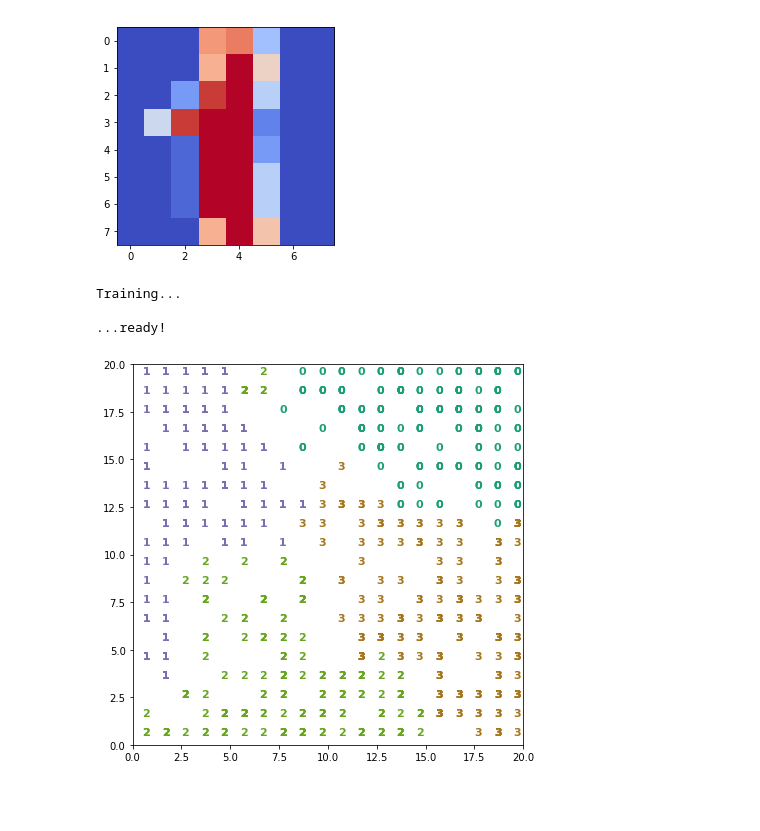
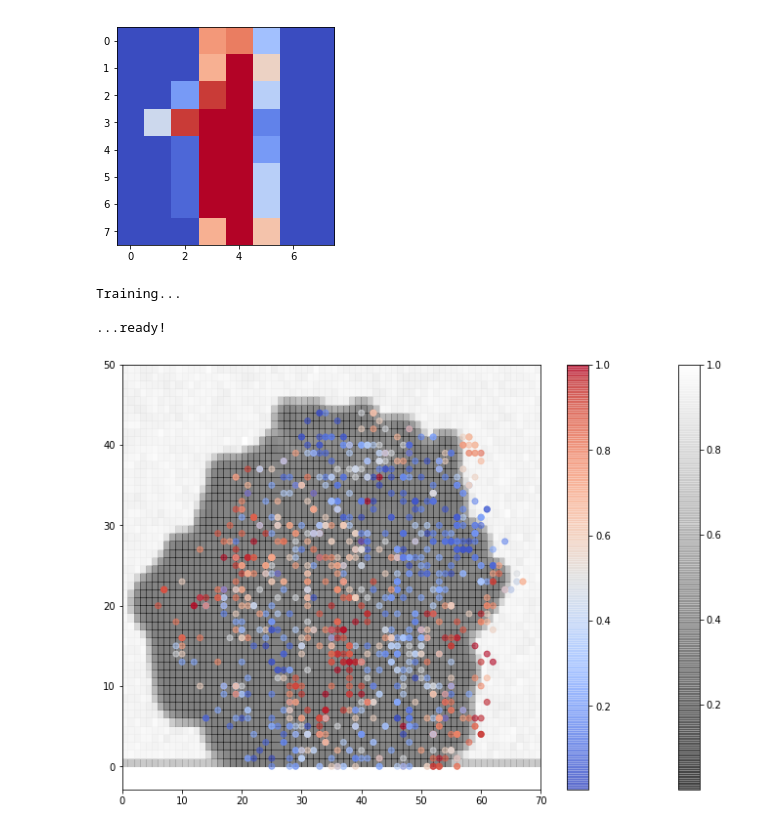
Before and after one commit to Gadiben/AML2018, a Jupyter notebook: Notebooks/challenges/Scikitlearn_Tree.ipynb, the cells around one changed output. Cells and saved outputs as stored; diff of their text form; code cells hidden in the pictures; blank space fills up the shorter version.

```diff
--- a/Notebooks/challenges/Scikitlearn_Tree.ipynb
+++ b/Notebooks/challenges/Scikitlearn_Tree.ipynb
@@ -370,40 +350,27 @@ plt.imshow(digits.images[1],cmap=cmap)
 # %% [output]
 <matplotlib.image.AxesImage at 0x...>
 [figure]
-# %%
-from minisom import MiniSom
-
-import numpy as np
-import matplotlib.pyplot as plt
-%matplotlib inline
-
-from  sklearn import datasets
-
-# load the digits dataset from scikit-learn
-# 901 samples,  about 180 samples per class
-# the digits represented 0, 1, 2, 3, 4
-
-digits = datasets.load_digits(n_class=4)
-data = digits.data  # matrix where each row is a vector that represent a digit.
-num = digits.target  # num[i] is the digit represented by data[i]
-
-som = MiniSom(20, 20, 64, sigma=.8, learning_rate=0.5)
-print("Training...")
-som.train_random(data, 1500)  # random training
-print("\n...ready!")
-plt.figure(figsize=(7, 7))
-wmap = {}
-im = 0
-for x, t in zip(data, num):  # scatterplot
-    w = som.winner(x)
-    wmap[w] = im
-    plt. text(w[0]+.5,  w[1]+.5,  str(t),
-              color=plt.cm.Dark2(t / 4.), fontdict={'weight': 'bold',  'size': 11})
-    im = im + 1
-plt.axis([0, som.get_weights().shape[0], 0,  som.get_weights().shape[1]])
-plt.show()
-# %% [output]
-Training...
-
-...ready!
-[figure, removed]
+# %%
+X_som = np.array(X)
+# %%
+som = MiniSom(128, 128, 79, sigma=1, learning_rate=0.5)
+print("Training...")
+som.train_random(X_som, 500)  # random training
+print("\n...ready!")
+# %% [output]
+Training...
+
+...ready!
+# %%
+coords = np.array([som.winner(x) for x in X_som])
+# %%
+colors = pdAllData.apply(normHist,axis=1)
+# %%
+plt.figure(figsize=(12,8))
+plt.pcolormesh(som.distance_map().T[:50,4:74],alpha=0.5,cmap=cm.get_cmap('gist_gray'))  # plotting the distance map as background#plt.colorbar()
+plt.colorbar()
+plt.scatter(coords.T[0],coords.T[1],c=colors,cmap=cmap,alpha=0.6)
+plt.colorbar()
+plt.show()
+# %% [output]
+[figure, added]
```
Also changed, not shown: parts of 7 cells of this notebook.
